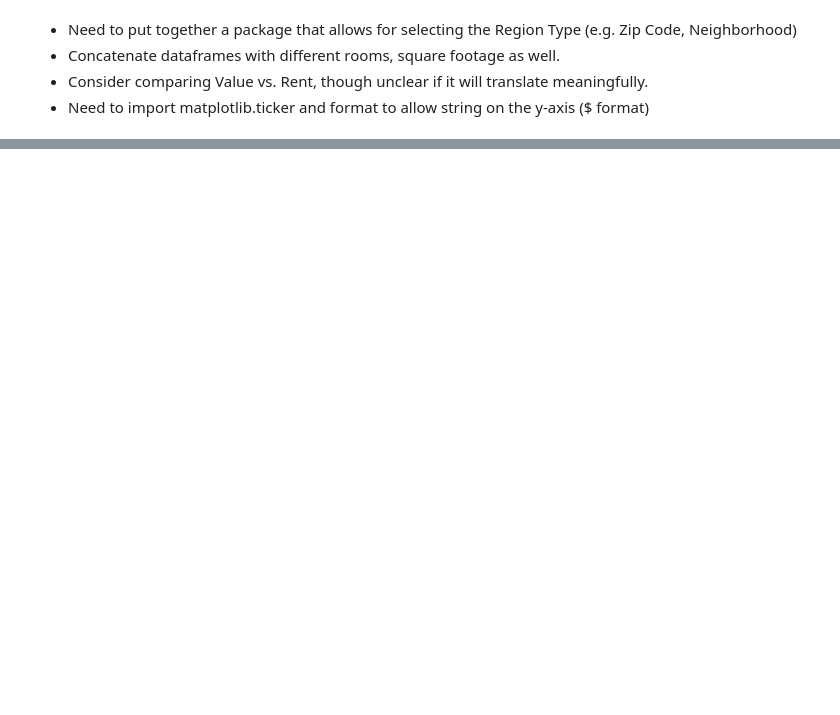
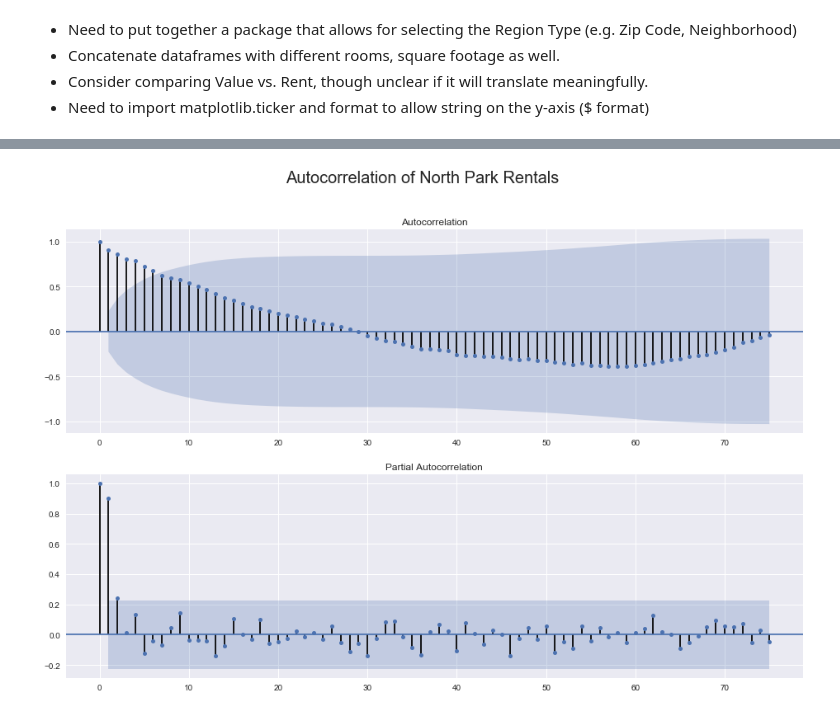
Before and after one commit to MichaelNormandyGavin/Zillow-Apartments, a Jupyter notebook: zillow_eda.ipynb, the cells around one changed output, grey strips where cells are left out. Drawn from its saved outputs; the diff is of its cells as text; code cells hidden in the pictures; blank space fills up the shorter version.

```diff
--- a/zillow_eda.ipynb
+++ b/zillow_eda.ipynb
@@ -138,3 +142,6 @@ plt.show()
 - Concatenate dataframes with different rooms, square footage as well.
 - Consider comparing Value vs. Rent, though unclear if it will translate meaningfully.
 - Need to import matplotlib.ticker and format to allow string on the y-axis ($ format)
+# %%
+North_Park_melted['StdLower'] = North_Park_melted['RentalPrice'].rolling(3).mean().sub(North_Park_melted['RentalPrice'].rolling(3).std())
+North_Park_melted['StdUpper'] = North_Park_melted['RentalPrice'].rolling(3).mean().add(North_Park_melted['RentalPrice'].rolling(3).std())
@@ -140,0 +160,12 @@ plt.show()
+# %%
+fig, axes = plt.subplots(2,1,figsize=(16,10))
+
+fig.suptitle('Autocorrelation of North Park Rentals',fontsize=20)
+
+tsaplots.plot_acf(North_Park_melted['RentalPrice'],ax=axes[0])
+
+tsaplots.plot_pacf(North_Park_melted['RentalPrice'],ax=axes[1])
+
+plt.show()
+# %% [output]
+[figure, added]
```
Also changed, not shown: parts of 15 cells of this notebook.
